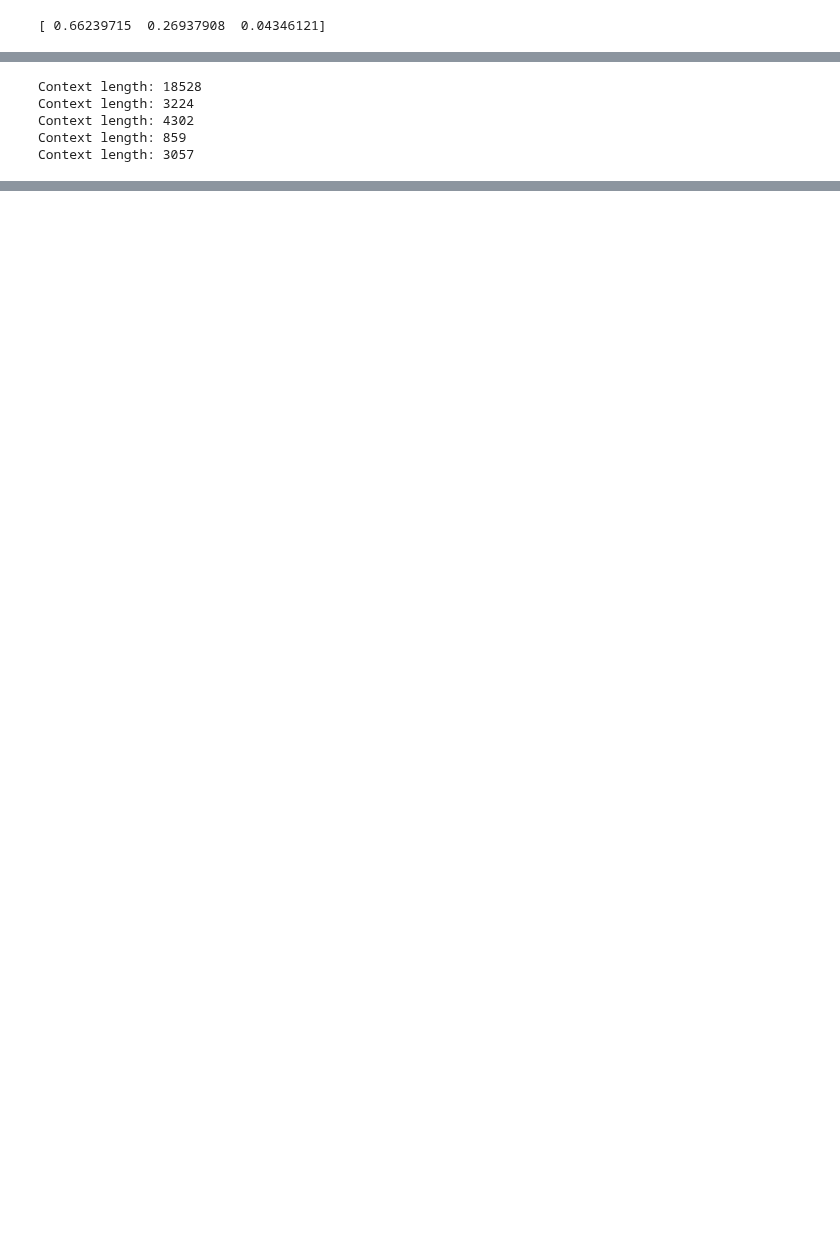
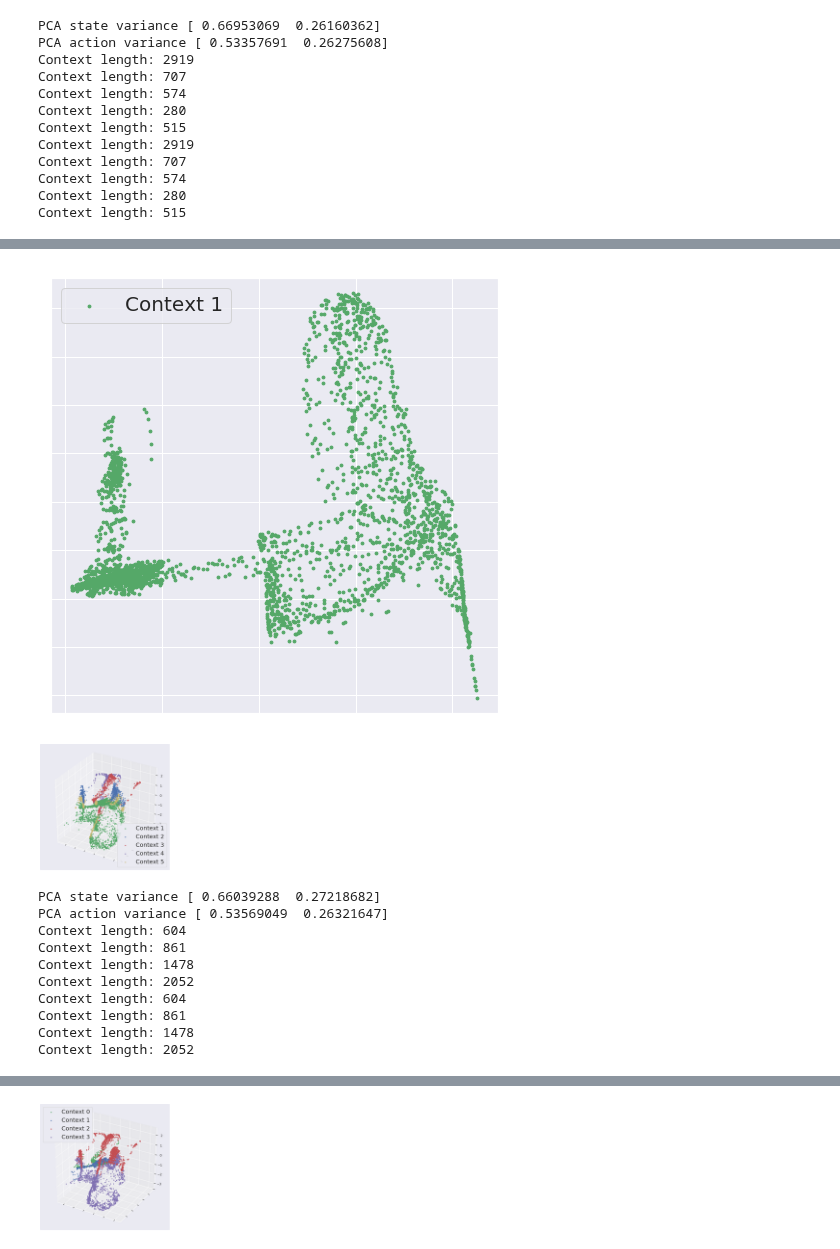
Before and after one commit to sharma-arjun/DirectedInfo-GAIL, a Jupyter notebook: IL/plots/pca_mujoco.ipynb, the cells around one changed output, grey strips where cells are left out. Drawn from its saved outputs; the diff is of its cells as text; code cells hidden in the pictures; blank space fills up the shorter version.

```diff
--- a/IL/plots/pca_mujoco.ipynb
+++ b/IL/plots/pca_mujoco.ipynb
@@ -43,37 +43,44 @@ sns.set()
 # Import own modules
 # Need to use importlib since module starts with a numerical value.
 # %%
-def plot_pca_hopper(pkl_path):
+def plot_pca_hopper(pkl_path, save_path=None):
     with open(pkl_path, 'rb') as pkl_f:
         results_data = pickle.load(pkl_f)
-    save_data_path = '../mujoco_results/'
 
-    state_list, context_list = [], []
-
+    state_list, action_list, context_list = [], [], []
     for i in range(len(results_data['pred_traj_state'])):
         pred_traj = results_data['pred_traj_state'][i]
+        pred_action = results_data['pred_traj_action'][i]
         traj_context = np.argmax(results_data['pred_context'][i].squeeze(), axis=1)
 
         state_list.append(pred_traj)
+        action_list.append(pred_action)
         context_list.append(traj_context)
 
     state_array = np.array(state_list)
+    action_array = np.array(action_list)
     state_array = np.reshape(state_array,
                              (state_array.shape[0]*state_array.shape[1], state_array.shape[2]))
+    action_array = action_array.reshape(-1, action_array.shape[2])
     context_array = np.array(context_list)
     context_array = np.reshape(context_array,
                                (context_array.shape[0]*context_array.shape[1],))
 
-    pca = PCA(n_components=3)
+    pca = PCA(n_components=2)
     pca.fit(state_array)
+    pca_actions = PCA(n_components=2)
+    pca_actions.fit(action_array)
 
-    print(pca.explained_variance_ratio_)
+    print("PCA state variance {}".format(pca.explained_variance_ratio_))
+    print("PCA action variance {}".format(pca_actions.explained_variance_ratio_))
     state_transformed = pca.fit_transform(state_array)
+    action_transformed = pca_actions.fit_transform(action_array)
+    action_transformed = action_array
 
     context_array = context_array.astype(np.int32)
 
     fig = plt.figure(figsize=(8.0,8.0))
-    ax = fig.add_subplot(111, projection='3d')
+    ax = fig.add_subplot(111)
 
     context_colors = ['g', 'b', 'r', 'm', 'y', 'c', 'k', 'w']
     all_context_list = np.unique(context_array).tolist()
@@ -85,6 +92,24 @@ def plot_pca_hopper(pkl_path):
         ax.scatter(
             data[:, 0],
             data[:, 1],
+            color=context_colors[i],
+            label='Context {}'.format(all_context_list[i]),
+            s=8)
+
+    ax.axis('equal')
+    ax.axes.xaxis.set_ticklabels([])
+    ax.axes.yaxis.set_ticklabels([])
+    ax.legend(prop={'size': 20})
+
+    fig = plt.figure(figsize=(8.0,8.0))
+    ax = fig.add_subplot(111, projection='3d')
+    # Plot PCA for actions
+    for i in range(len(all_context_list)):
+        data = action_transformed[context_array == all_context_list[i], :]
+        print("Context length: {}".format(data.shape[0]))
+        ax.scatter(
+            data[:, 0],
+            data[:, 1],
             data[:, 2],
             color=context_colors[i],
             label='Context {}'.format(all_context_list[i]),
@@ -93,7 +118,6 @@ def plot_pca_hopper(pkl_path):
     ax.axis('equal')
     ax.axes.xaxis.set_ticklabels([])
     ax.axes.yaxis.set_ticklabels([])
-    ax.set_title("PCA")
     ax.legend(prop={'size': 20})
 
     if save_path is not None:
@@ -144,7 +168,6 @@ def plot_pca_walker(pkl_path):
     ax.axes.xaxis.set_ticklabels([])
     ax.axes.yaxis.set_ticklabels([])
     ax.axes.zaxis.set_ticklabels([])
-    ax.set_title("PCA")
     ax.legend(prop={'size': 20})
 
     if save_path is not None:
@@ -158,8 +181,22 @@ def plot_pca_walker(pkl_path):
 pkl_path = '../results/walker_2d/discrete_vae/expert_trajs_100/batch_64_context_3_no_time/results/results_cp_1000.pkl'
 save_path = '../mujoco_results/pca_walker_expert.pdf'
 
-# plot_pca_hopper('../results/hopper/discrete_vae/batch_64_context_4_no_time/results/results_cp_640_expert_states.pkl')
-plot_pca_hopper('../results/hopper/discrete_vae/batch_64_context_8_no_time/results_expert_cp_800.pkl')
+plot_pca_hopper('../results/hopper/discrete_vae/batch_64_context_8_no_time_init_temp_5.0/results_2000.pkl')
+plot_pca_hopper('../results/hopper/discrete_vae/batch_64_context_4_no_time_init_temp_5.0/results_2000.pkl')
+# plot_pca_hopper('../results/hopper/discrete_vae/batch_64_context_8_no_time/results_expert_cp_800.pkl')
+#plot_pca_hopper('../results/hopper/discrete_vae/batch_64_context_8_no_time_try_2/results_expert_cp_2000.pkl',
+#                None)
 # plot_pca_walker('../results/walker/vae/batch_64_context_4_no_time/results/results_cp_1000.pkl')
 # %% [output]
-[ 0.66239715  0.26937908  0.04346121]
+PCA state variance [ 0.66953069  0.26160362]
+PCA action variance [ 0.53357691  0.26275608]
+Context length: 2919
+Context length: 707
+Context length: 574
+Context length: 280
+Context length: 515
+Context length: 2919
+Context length: 707
+Context length: 574
+Context length: 280
+Context length: 515
@@ -168,5 +203,12 @@ plot_pca_hopper('../results/hopper/discrete_vae/batch_64_context_8_no_time/resul
+[figure, added]
+[figure, added]
-Context length: 18528
-Context length: 3224
-Context length: 4302
-Context length: 859
-Context length: 3057
+PCA state variance [ 0.66039288  0.27218682]
+PCA action variance [ 0.53569049  0.26321647]
+Context length: 604
+Context length: 861
+Context length: 1478
+Context length: 2052
+Context length: 604
+Context length: 861
+Context length: 1478
+Context length: 2052
@@ -172,0 +216 @@ Context length: 3057
+[figure, added]
```
Also changed, not shown: parts of 2 cells of this notebook, 1 other file.
